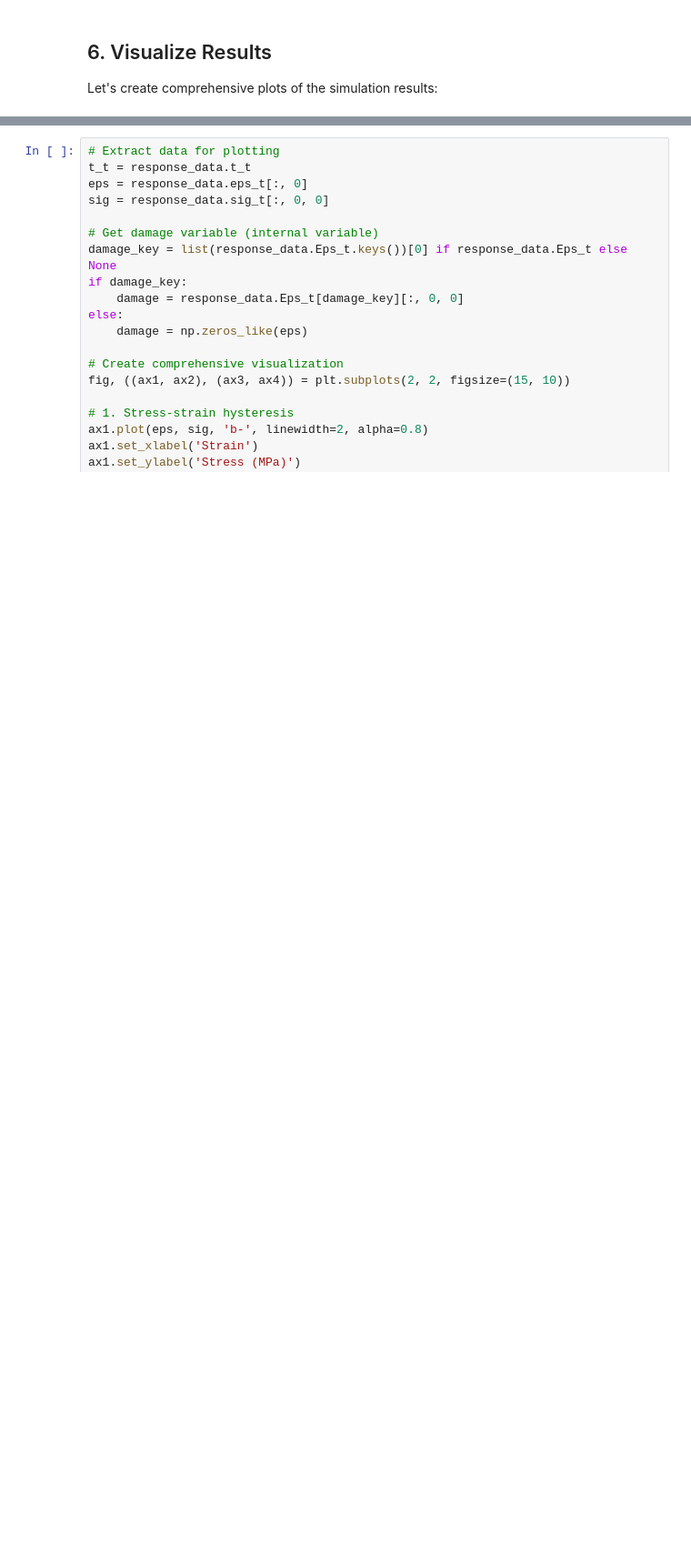
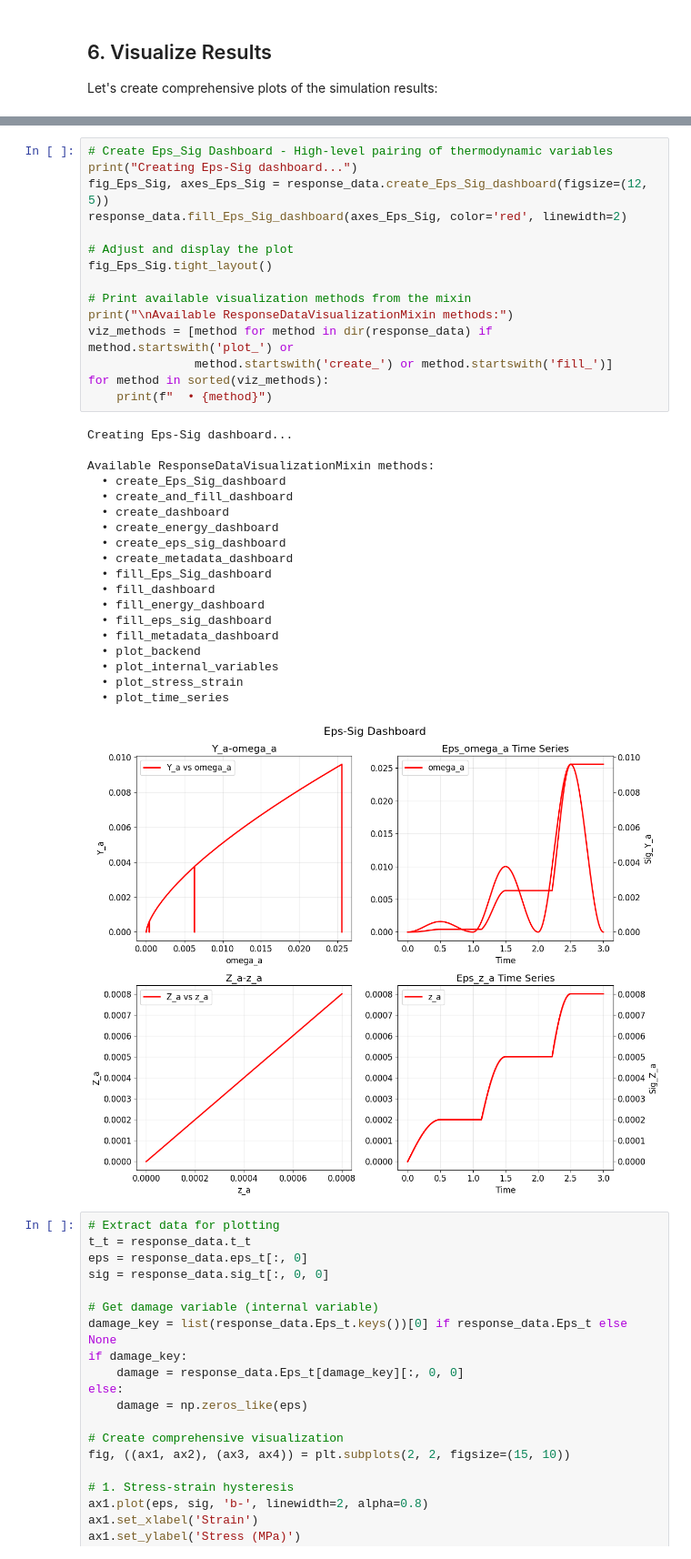
Before and after one commit to bmcs-group/bmcs_matmod, a Jupyter notebook: notebooks/gsm_lagrange_aiida_demo.ipynb, the cells around one changed output, grey strips where cells are left out. Shown at 91% size. Saved outputs shown, nothing was run; the diff lists cells and outputs as text; blank space fills up the shorter version.

```diff
--- a/notebooks/gsm_lagrange_aiida_demo.ipynb
+++ b/notebooks/gsm_lagrange_aiida_demo.ipynb
@@ -252,3 +290,38 @@ Let's create comprehensive plots of the simulation results:
+# %%
+# Create Eps_Sig Dashboard - High-level pairing of thermodynamic variables
+print("Creating Eps-Sig dashboard...")
+fig_Eps_Sig, axes_Eps_Sig = response_data.create_Eps_Sig_dashboard(figsize=(12, 5))
+response_data.fill_Eps_Sig_dashboard(axes_Eps_Sig, color='red', linewidth=2)
+
+# Adjust and display the plot
+fig_Eps_Sig.tight_layout()
+
+# Print available visualization methods from the mixin
+print("\nAvailable ResponseDataVisualizationMixin methods:")
+viz_methods = [method for method in dir(response_data) if method.startswith('plot_') or
+               method.startswith('create_') or method.startswith('fill_')]
+for method in sorted(viz_methods):
+    print(f"  • {method}")
+# %% [output]
+Creating Eps-Sig dashboard...
+
+Available ResponseDataVisualizationMixin methods:
+  • create_Eps_Sig_dashboard
+  • create_and_fill_dashboard
+  • create_dashboard
+  • create_energy_dashboard
+  • create_eps_sig_dashboard
+  • create_metadata_dashboard
+  • fill_Eps_Sig_dashboard
+  • fill_dashboard
+  • fill_energy_dashboard
+  • fill_eps_sig_dashboard
+  • fill_metadata_dashboard
+  • plot_backend
+  • plot_internal_variables
+  • plot_stress_strain
+  • plot_time_series
+[figure, added]
 # %%
 # Extract data for plotting
 t_t = response_data.t_t
```
Also changed, not shown: parts of 7 cells of this notebook, 16 other files.
